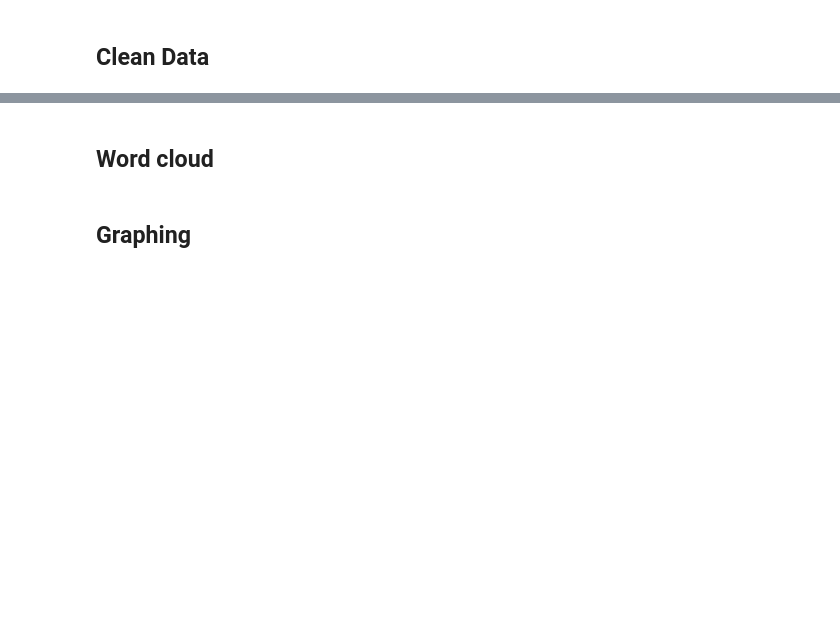
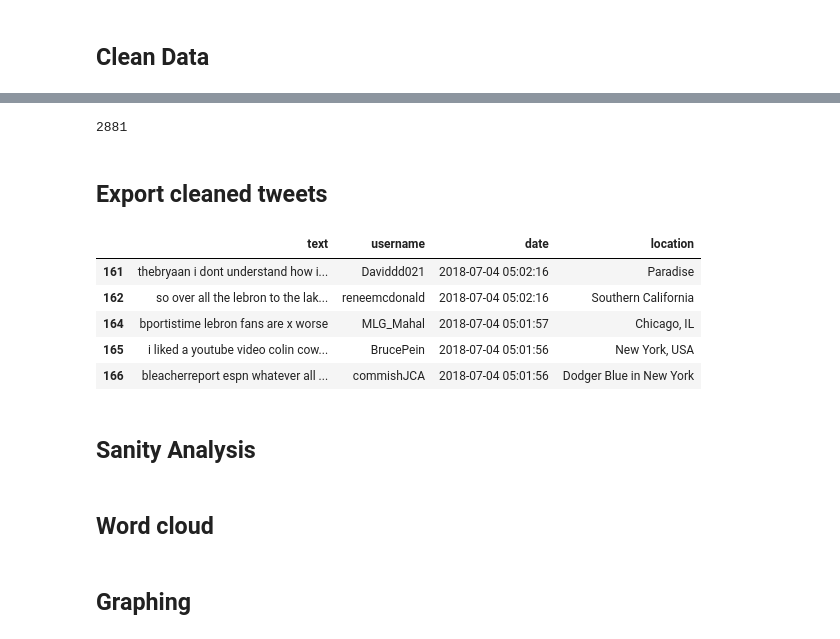
Before and after one commit to lrbachtiar/ledecision, a Jupyter notebook: munge/01_raw/scrape_clean_tweets.ipynb, the cells around one changed output, grey strips where cells are left out. Saved outputs shown, nothing was run; the diff lists cells and outputs as text; code cells hidden in the pictures; blank space fills up the shorter version.

```diff
--- a/munge/01_raw/scrape_clean_tweets.ipynb
+++ b/munge/01_raw/scrape_clean_tweets.ipynb
@@ -79,0 +117,4 @@ del raw_df, test_df, test
+# %%
+len(tweet_count)
+# %% [output]
+2881
@@ -79,0 +135,2 @@ del raw_df, test_df, test
+# %% [markdown]
+## Export cleaned tweets
@@ -79,0 +140,9 @@ del raw_df, test_df, test
+# %%
+clean_df[160:165]
+# %% [output]
+|  | text | username | date | location |
+| 161 | thebryaan i dont understand how i... | Daviddd021 | 2018-07-04 05:02:16 | Paradise |
+| 162 | so over all the lebron to the lak... | reneemcdonald | 2018-07-04 05:02:16 | Southern California |
+| 164 | bportistime lebron fans are x worse | MLG_Mahal | 2018-07-04 05:01:57 | Chicago, IL |
+| 165 | i liked a youtube video colin cow... | BrucePein | 2018-07-04 05:01:56 | New York, USA |
+| 166 | bleacherreport espn whatever all ... | commishJCA | 2018-07-04 05:01:56 | Dodger Blue in New York |
@@ -80,3 +152,5 @@ del raw_df, test_df, test
+# %% [markdown]
+## Sanity Analysis
 # %% [markdown]
 ## Word cloud
 # %%
```
Also changed, not shown: parts of 18 cells of this notebook, 1 other file.
